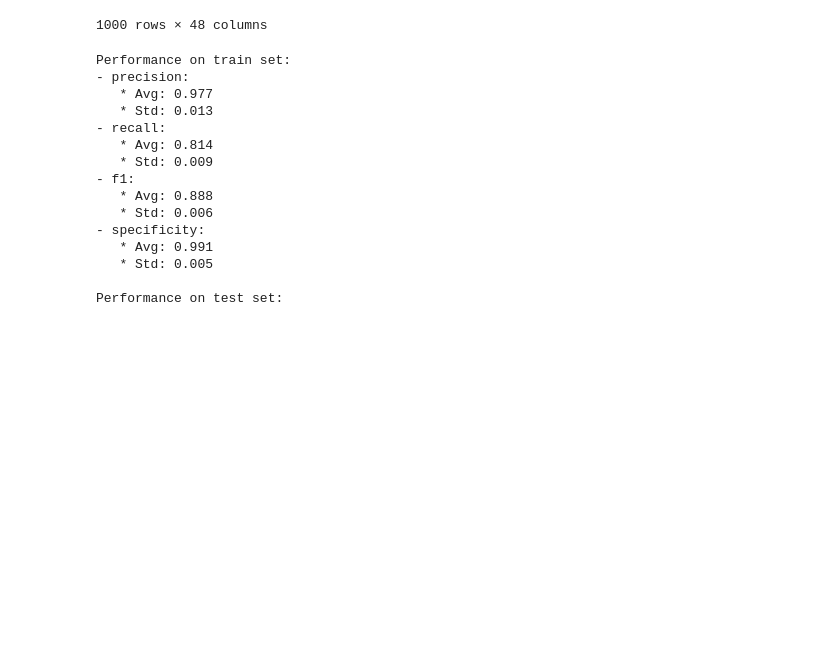
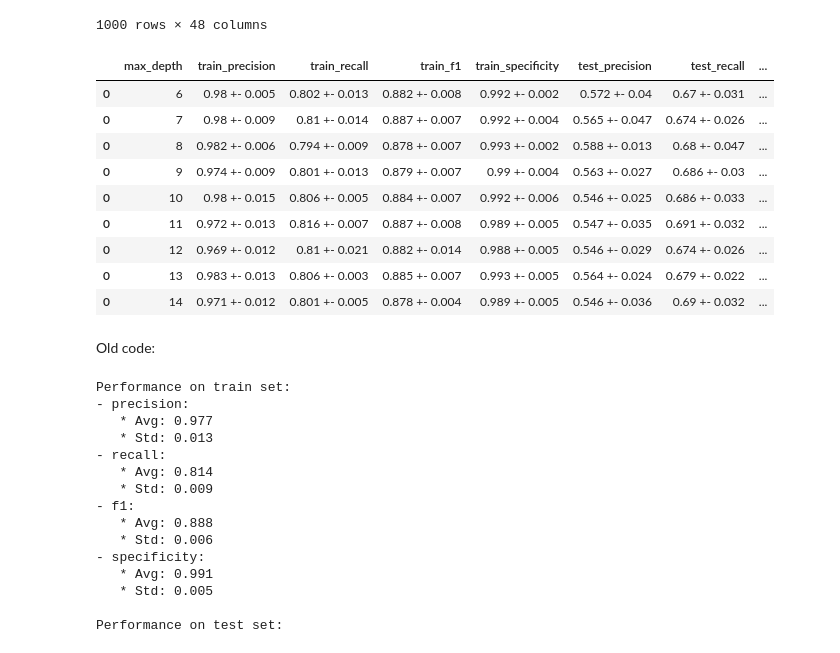
Before and after one commit to MaxPersoon/XAI-Project, a Jupyter notebook: XAI_group_project_DT.ipynb, the cells around one changed output. Cells and saved outputs as stored; diff of their text form; code cells hidden in the pictures; blank space fills up the shorter version.

Commit message:
Max_depth investigation. Code needs to be cleaned

```diff
--- a/XAI_group_project_DT.ipynb
+++ b/XAI_group_project_DT.ipynb
@@ -160,6 +160,85 @@ def evaluate_classifier(y_true, y_pred, weights, metrics, stri):
     #print(" " * 6 + f"* precision: {metrics['precision'][-1]:.3f}")
     #print(" " * 6 + f"* recall: {metrics['recall'][-1]:.3f}")
     #print(" " * 6 + f"* f1: {metrics['f1'][-1]:.3f}\n")
+# %%
+from sklearn.model_selection import StratifiedKFold
+from sklearn.ensemble import RandomForestClassifier
+
+evaluations = pd.DataFrame(columns=["max_depth", "train_precision", "train_recall", "train_f1", "train_specificity", "test_precision", "test_recall", "test_f1", "test_specificity"])
+
+for max_depth in range(6, 15):
+    metrics_train = {"confusion": [], "precision": [], "recall": [], "f1": [], "specificity": []}
+    metrics_test = {"confusion": [], "precision": [], "recall": [], "f1": [], "specificity": []}
+
+    # Stratified k-fold cross-validation on a Random Forest classifier using the custom cost matrix
+    skf = StratifiedKFold(n_splits=4, shuffle=True, random_state=21)
+    for i, (train_index, test_index) in enumerate(skf.split(X, y)):
+
+        # Define train and test set
+        X_train = X_prime.iloc[train_index]
+        y_train = y.iloc[train_index]
+        weights_train = sample_weights.iloc[train_index]
+
+        X_test = X_prime.iloc[test_index]
+        y_test = y.iloc[test_index]
+        weights_test = sample_weights.iloc[test_index]
+
+        # Train classifier
+        clf = RandomForestClassifier(max_depth=8, class_weight={"good":1, "bad":5}).fit(X_train, y_train)
+
+        evaluate_classifier(y_train, clf.predict(X_train), weights_train, metrics_train, "train")
+        evaluate_classifier(y_test, clf.predict(X_test), weights_test, metrics_test, "test")
+
+
+    mean_cm_train = np.mean(metrics_train["confusion"], axis=0)
+    normalized_mean_cm_train = mean_cm_train / np.sum(mean_cm_train)
+    metrics_train["confusion"] = normalized_mean_cm_train
+
+    for metric in metrics_train:
+        if metric == "confusion":
+            mean_cm_train = np.mean(metrics_train["confusion"], axis=0)
+            normalized_mean_cm_train = mean_cm_train / np.sum(mean_cm_train)
+            metrics_train["confusion"] = normalized_mean_cm_train
+        else:
+                mean_metric = np.mean(metrics_train[metric]).round(3)
+                std_metric = np.std(metrics_train[metric]).round(3)
+                metrics_train[metric] = str(mean_metric) + " +- " + str(std_metric)
+                #print(f"- {metric}:\n   * Avg: {np.mean(metrics_train[metric]):.3f}\n   * Std: {np.std(metrics_train[metric]):.3f}")
+
+
+    for metric in metrics_test:
+            if metric == "confusion":
+                mean_cm_train = np.mean(metrics_test["confusion"], axis=0)
+                normalized_mean_cm_train = mean_cm_train / np.sum(mean_cm_train)
+                metrics_train[metric] = normalized_mean_cm_train
+            else:
+                mean_metric = np.mean(metrics_test[metric]).round(3)
+                std_metric = np.std(metrics_test[metric]).round(3)
+                metrics_test[metric] = str(mean_metric) + " +- " + str(std_metric)
+                #metrics_test[metric] = str(np.mean(metrics_train[metric])) + "+-" + str(np.std(metrics_train[metric]))
+                #print(f"- {metric}:\n   * Avg: {np.mean(metrics_train[metric]):.3f}\n   * Std: {np.std(metrics_train[metric]):.3f}")
+
+    l = [max_depth, metrics_train["precision"], metrics_train["recall"], metrics_train["f1"], metrics_train["specificity"], metrics_test["precision"], metrics_test["recall"], metrics_test["f1"], metrics_test["specificity"]]
+    if max_depth == 6:
+        evaluations = pd.DataFrame([l], columns=["max_depth", "train_precision", "train_recall", "train_f1", "train_specificity", "test_precision", "test_recall", "test_f1", "test_specificity"])
+    else:
+        eval_2 = pd.DataFrame([l], columns=["max_depth", "train_precision", "train_recall", "train_f1", "train_specificity", "test_precision", "test_recall", "test_f1", "test_specificity"])
+        evaluations = pd.concat([evaluations, eval_2], axis=0)
+
+evaluations
+# %% [output]
+|  | max_depth | train_precision | train_recall | train_f1 | train_specificity | test_precision | test_recall | ... |
+| 0 | 6 | 0.98 +- 0.005 | 0.802 +- 0.013 | 0.882 +- 0.008 | 0.992 +- 0.002 | 0.572 +- 0.04 | 0.67 +- 0.031 | ... |
+| 0 | 7 | 0.98 +- 0.009 | 0.81 +- 0.014 | 0.887 +- 0.007 | 0.992 +- 0.004 | 0.565 +- 0.047 | 0.674 +- 0.026 | ... |
+| 0 | 8 | 0.982 +- 0.006 | 0.794 +- 0.009 | 0.878 +- 0.007 | 0.993 +- 0.002 | 0.588 +- 0.013 | 0.68 +- 0.047 | ... |
+| 0 | 9 | 0.974 +- 0.009 | 0.801 +- 0.013 | 0.879 +- 0.007 | 0.99 +- 0.004 | 0.563 +- 0.027 | 0.686 +- 0.03 | ... |
+| 0 | 10 | 0.98 +- 0.015 | 0.806 +- 0.005 | 0.884 +- 0.007 | 0.992 +- 0.006 | 0.546 +- 0.025 | 0.686 +- 0.033 | ... |
+| 0 | 11 | 0.972 +- 0.013 | 0.816 +- 0.007 | 0.887 +- 0.008 | 0.989 +- 0.005 | 0.547 +- 0.035 | 0.691 +- 0.032 | ... |
+| 0 | 12 | 0.969 +- 0.012 | 0.81 +- 0.021 | 0.882 +- 0.014 | 0.988 +- 0.005 | 0.546 +- 0.029 | 0.674 +- 0.026 | ... |
+| 0 | 13 | 0.983 +- 0.013 | 0.806 +- 0.003 | 0.885 +- 0.007 | 0.993 +- 0.005 | 0.564 +- 0.024 | 0.679 +- 0.022 | ... |
+| 0 | 14 | 0.971 +- 0.012 | 0.801 +- 0.005 | 0.878 +- 0.004 | 0.989 +- 0.005 | 0.546 +- 0.036 | 0.69 +- 0.032 | ... |
+# %% [markdown]
+Old code:
 # %%
 from sklearn.model_selection import StratifiedKFold
 from sklearn.ensemble import RandomForestClassifier
```
Also changed, not shown: 1 other file.
